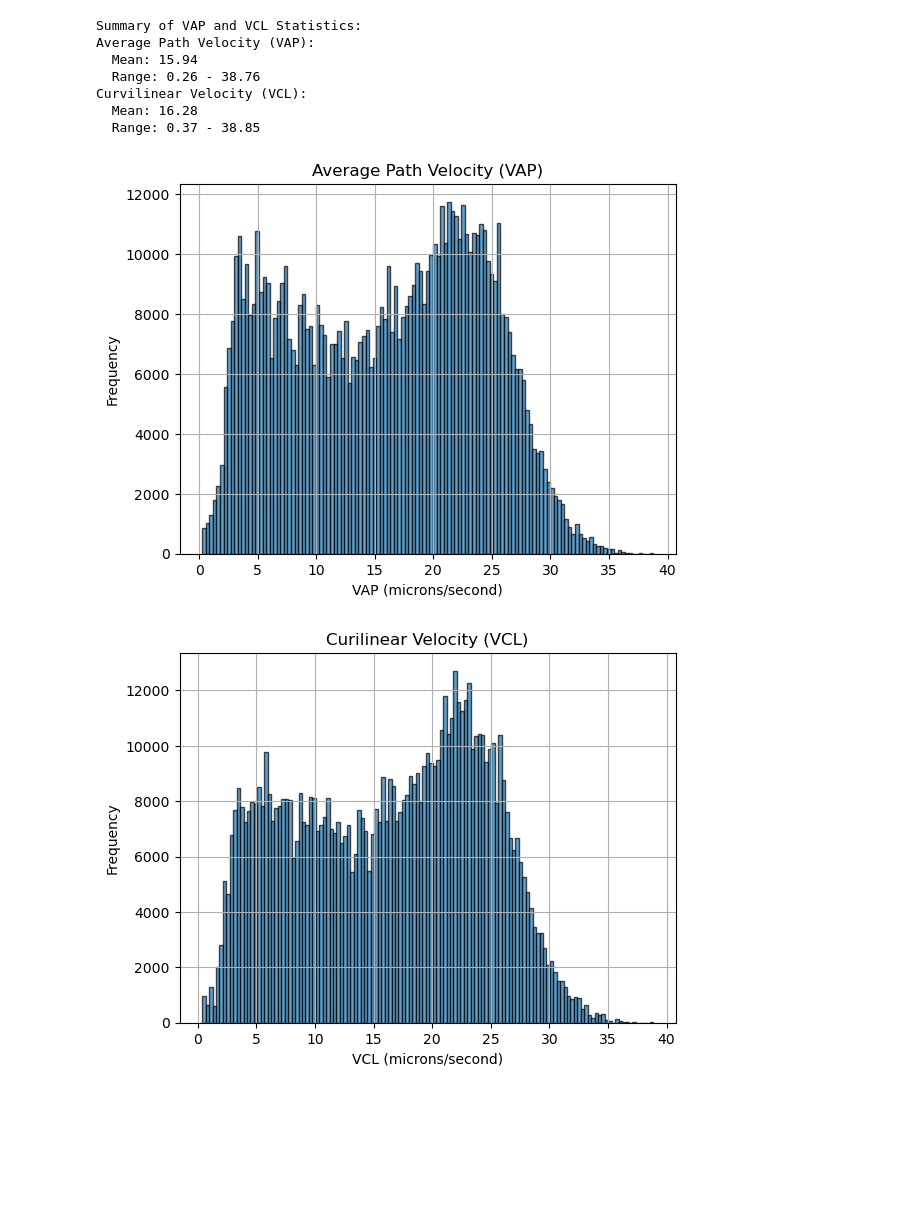
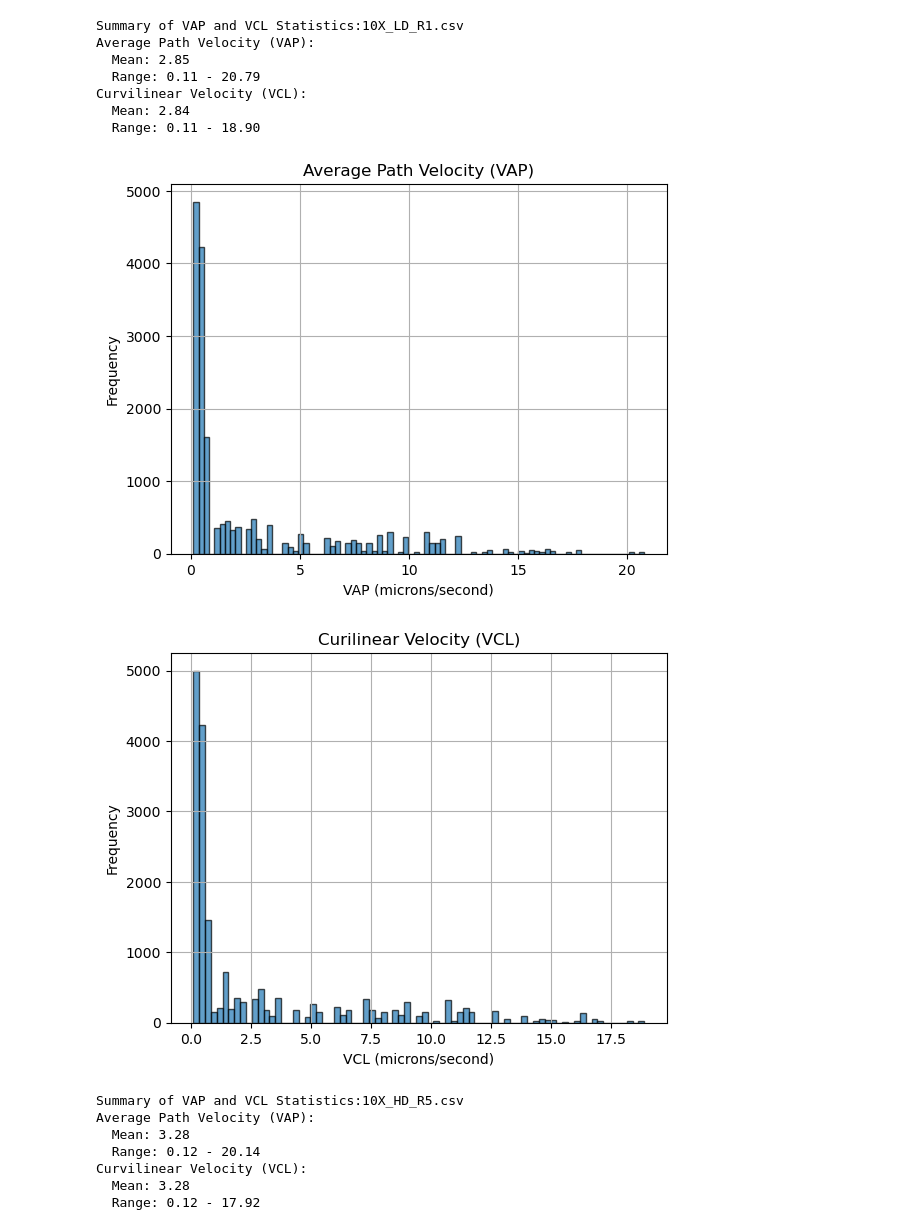
Before and after one commit to CAS-ReproLab/Sperm_Object_Tracking, a Jupyter notebook: UnifiedFramework/summarized_stats_new.ipynb, the cells around one changed output. Cells and saved outputs as stored; diff of their text form; code cells hidden in the pictures; blank space fills up the shorter version.

```diff
--- a/UnifiedFramework/summarized_stats_new.ipynb
+++ b/UnifiedFramework/summarized_stats_new.ipynb
@@ -4,4 +4,7 @@ import numpy as np
 import matplotlib.pyplot as plt
 import cv2 as cv
 import trackpy as tp
+# %%
+video1 = '5X_ph_9fps_R1.avi'
+video2 = '10X_LD_R1.avi'
 # %%
@@ -81,6 +136,7 @@ def summarize_stats(csvfile):
     generate_histogram(vaps, "Average Path Velocity (VAP)", "VAP (microns/second)")
     generate_histogram(vcls, "Curilinear Velocity (VCL)", "VCL (microns/second)")
 # %%
-summarize_stats('(new)10X_HD_1024_R1_tracked_withstats.csv')
-summarize_stats('5x_ph_9fps_R1.csv')
+summarize_stats(video1[:-4] + '.csv')
+summarize_stats(video2[:-4] + '.csv')
+summarize_stats('10X_HD_R5.csv')
 # %% [output]
@@ -96,9 +152,16 @@ Curvilinear Velocity (VCL):
-Summary of VAP and VCL Statistics:
+Summary of VAP and VCL Statistics:10X_LD_R1.csv
 Average Path Velocity (VAP):
-  Mean: 15.94
-  Range: 0.26 - 38.76
+  Mean: 2.85
+  Range: 0.11 - 20.79
 Curvilinear Velocity (VCL):
-  Mean: 16.28
-  Range: 0.37 - 38.85
+  Mean: 2.84
+  Range: 0.11 - 18.90
-[figure, old version]
+[figure, new version]
-[figure, old version]
+[figure, new version]
+Summary of VAP and VCL Statistics:10X_HD_R5.csv
+Average Path Velocity (VAP):
+  Mean: 3.28
+  Range: 0.12 - 20.14
+Curvilinear Velocity (VCL):
+  Mean: 3.28
+  Range: 0.12 - 17.92
```
Also changed, not shown: parts of 4 cells of this notebook, 1 other file.
